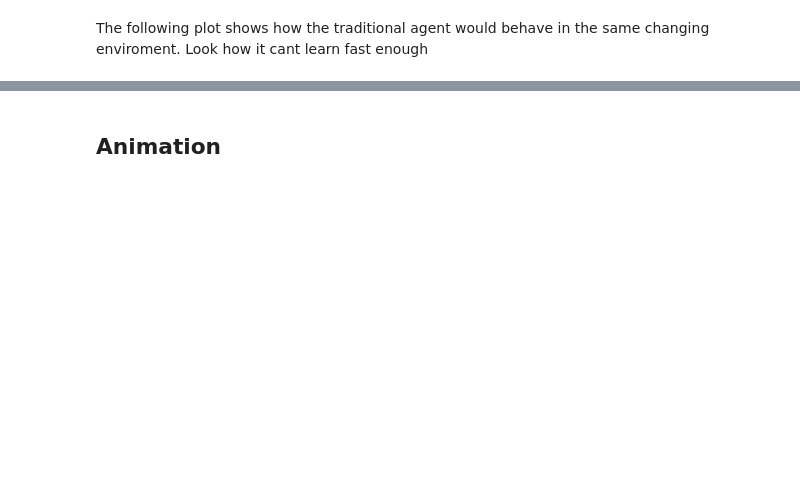
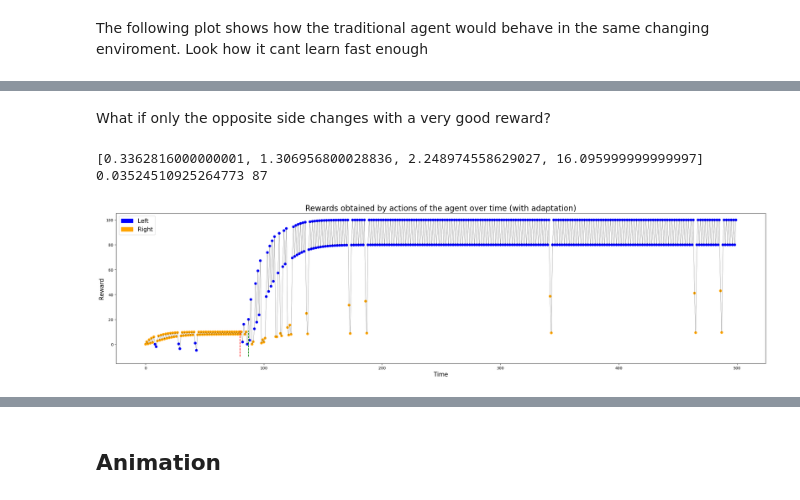
Before and after one commit to rulas99/rl_uniandes, a Jupyter notebook: q_learning_cl.ipynb, the cells around one changed output, grey strips where cells are left out. Saved outputs shown, nothing was run; the diff lists cells and outputs as text; code cells hidden in the pictures; blank space fills up the shorter version.

```diff
--- a/q_learning_cl.ipynb
+++ b/q_learning_cl.ipynb
@@ -523,0 +544,59 @@ plt.show();
+# %% [markdown]
+What if only the opposite side changes with a very good reward?
+# %%
+turti = AdaptativeAgent(initial_state=(0,2), world_knowledge=GRID_WORLD.copy())
+
+time = [t for t in range(500)]
+moves = []
+rewards = []
+
+changing_times = [80]
+for t in time:
+
+    if t in changing_times:
+        #turti.change_world_knowledge((0,4), (-10)*(-1)**changing_times.index(t))
+        turti.change_world_knowledge((0,0), (100))
+
+    pos_i = turti.current_state
+    turti.move()
+    pos_f = turti.current_state
+
+    if (pos_f == (0,2)) and (pos_i == (0,3)):
+        action = 'Right'
+    elif (pos_f == (0,2)) and (pos_i == (0,1)):
+        action = 'Left'
+    else:
+        action = 'Right' if pos_f[1]-pos_i[1]>0 else 'Left'
+
+    try:
+        reward_obtained = turti.knowledge[pos_i][action]
+    except KeyError:
+        reward_obtained = 0
+
+    moves.append(action)
+    rewards.append(reward_obtained)
+
+
+
+plt.figure(figsize=(30,7))
+plt.scatter(time, rewards, color = ['blue' if m=='Left' else 'orange' for m in moves])
+plt.plot(time, rewards, linewidth=0.3, color='k')
+
+for tc in changing_times:
+    plt.vlines(x=tc, ymin=-10, ymax=11, color='r', linestyle='--')
+
+for line in turti.adapt_flag:
+    plt.vlines(x=line, ymin=-10, ymax=11, color='g', linestyle='--')
+# Crear parches para la leyenda
+blue_patch = mpatches.Patch(color='blue', label='Left',)
+orange_patch = mpatches.Patch(color='orange', label='Right')
+
+# Mostrar la leyenda
+plt.legend(handles=[blue_patch, orange_patch], loc='upper left', fontsize=15)
+plt.ylabel('Reward', fontsize=15)
+plt.xlabel('Time', fontsize=15)
+plt.title('Rewards obtained by actions of the agent over time (with adaptation)', fontsize=20)
+plt.show();
+# %% [output]
+[0.3362816000000001, 1.306956800028836, 2.248974558629027, 16.095999999999997] 0.03524510925264773 87
+[figure, added]
```
Also changed, not shown: parts of 9 cells of this notebook, 1 other file.
